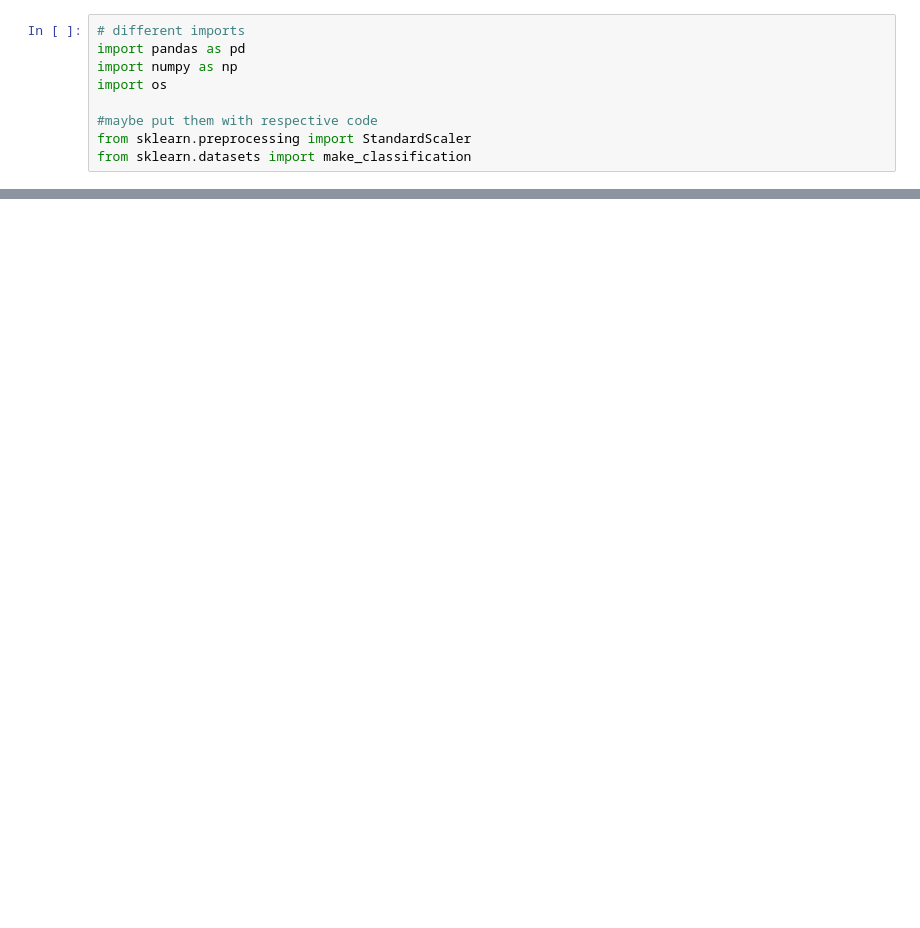
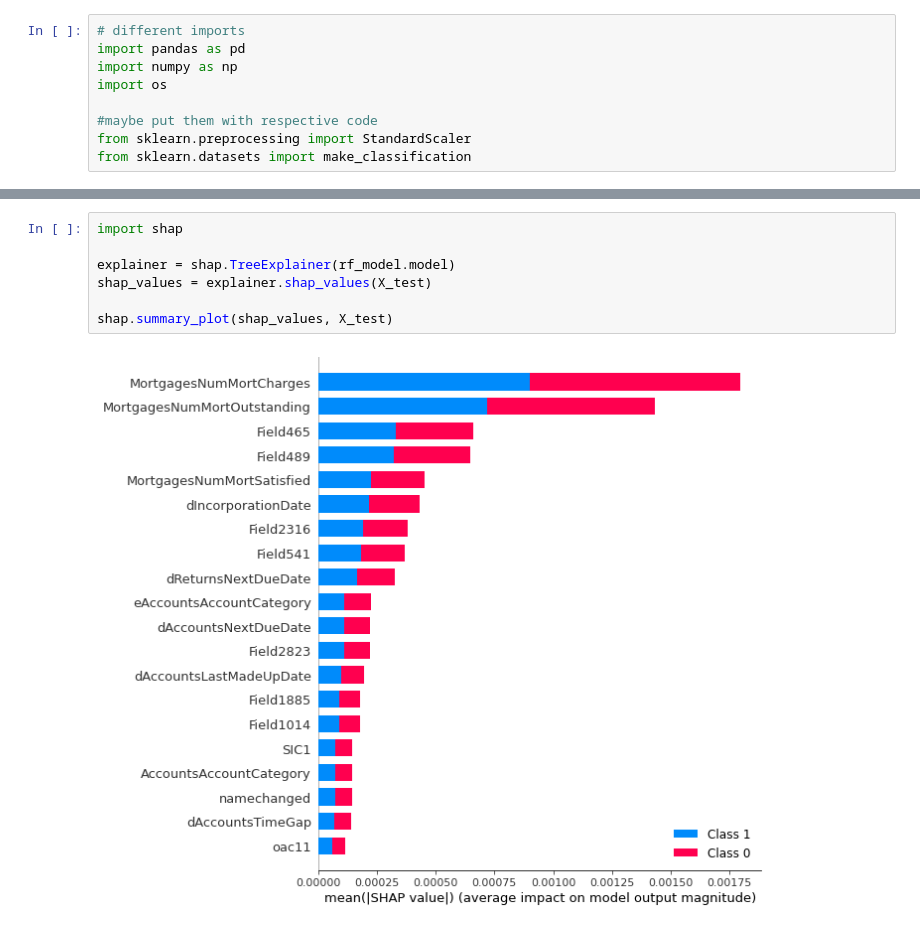
Before and after one commit to ogilg/Tradeteq-adversarial-attacks-on-credit-score, a Jupyter notebook: BasicRF.ipynb, the cells around one changed output, grey strips where cells are left out. Drawn from its saved outputs; the diff is of its cells as text; blank space fills up the shorter version.

```diff
--- a/BasicRF.ipynb
+++ b/BasicRF.ipynb
@@ -133,0 +92,9 @@ Root Mean Squared Error: 0.04377975178854566
+# %%
+import shap
+
+explainer = shap.TreeExplainer(rf_model.model)
+shap_values = explainer.shap_values(X_test)
+
+shap.summary_plot(shap_values, X_test)
+# %% [output]
+[figure, added]
```
Also changed, not shown: parts of 23 cells of this notebook, 2 other files.
